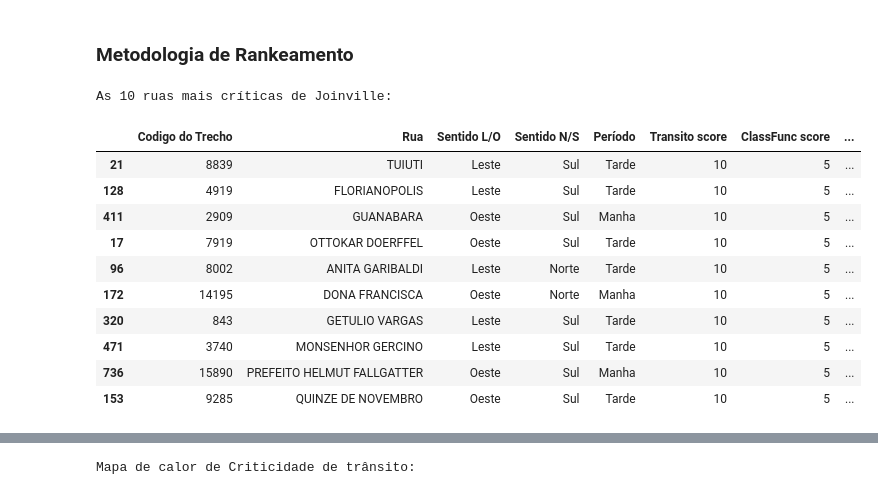
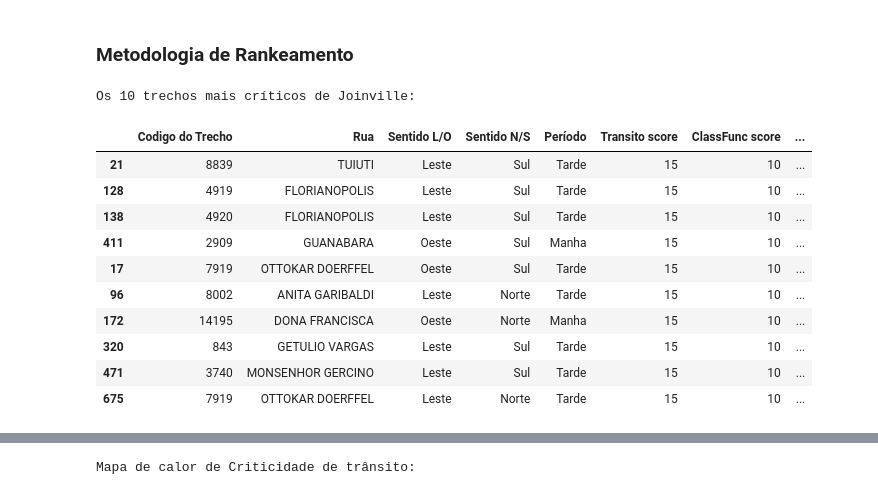
Before and after one commit to pmj-sepud/Joinville-Smart-Mobility, a Jupyter notebook: notebooks/reports/201802-GabrielBogo-RankeamentoVias.ipynb, the cells around one changed output, grey strips where cells are left out. Drawn from its saved outputs; the diff is of its cells as text; code cells hidden in the pictures.

```diff
--- a/notebooks/reports/201802-GabrielBogo-RankeamentoVias.ipynb
+++ b/notebooks/reports/201802-GabrielBogo-RankeamentoVias.ipynb
@@ -169,8 +169,8 @@ coletoras.drop_duplicates(["nomelog", "tipo_via_"], inplace=True)
 arteriais = arteriais[["nomelog", "tipo_via_"]]
 coletoras = coletoras[["nomelog", "tipo_via_"]]
 
-arteriais["ClassFunc score"] = 5
-coletoras["ClassFunc score"] = 3
+arteriais["ClassFunc score"] = 10
+coletoras["ClassFunc score"] = 6
 
 class_func = arteriais.append(coletoras)
 class_func.set_index("nomelog", inplace=True)
@@ -240,29 +240,29 @@ Amostra:
 # %%
 gdf_acc["Transito score"] = pd.cut(gdf_acc["Criticidade"],
                                    bins=[0, threshold_1,threshold_2,threshold_3,threshold_4, 5*threshold_4],
-                                   labels=[1,2,3,4,5], retbins=True)[0].astype(int)*2
+                                   labels=[1,2,3,4,5], retbins=True)[0].astype(int)*3
 
 gdf_acc["Total score"] = gdf_acc["Transito score"] + gdf_acc["ClassFunc score"] + gdf_acc["Acidentes score"]
 
 gdf_acc.sort_values(["Total score", "Probabilidade de Transito"], ascending=False, inplace=True)
-gdf_ruas = gdf_acc.drop_duplicates("Rua")
+
 col_list = ["Codigo do Trecho", "Rua", "Sentido L/O", "Sentido N/S",
             "Período", "Transito score", "ClassFunc score", "Acidentes score", "Total score",
             "Probabilidade de Transito", "Velocidade Media (km/h)",
             "Fila media (m)", "Atraso medio (s)", "ClassFunc", "Numero de Acidentes 2015",
            ]
-print("As 10 ruas mais críticas de Joinville:")
-gdf_ruas[col_list].head(10)
+print("Os 10 trechos mais críticos de Joinville: ")
+gdf_acc[col_list].head(10)
 # %% [output]
-As 10 ruas mais críticas de Joinville:
+Os 10 trechos mais críticos de Joinville:
 |  | Codigo do Trecho | Rua | Sentido L/O | Sentido N/S | Período | Transito score | ClassFunc score | ... |
-| 21 | 8839 | TUIUTI | Leste | Sul | Tarde | 10 | 5 | ... |
-| 128 | 4919 | FLORIANOPOLIS | Leste | Sul | Tarde | 10 | 5 | ... |
-| 411 | 2909 | GUANABARA | Oeste | Sul | Manha | 10 | 5 | ... |
-| 17 | 7919 | OTTOKAR DOERFFEL | Oeste | Sul | Tarde | 10 | 5 | ... |
-| 96 | 8002 | ANITA GARIBALDI | Leste | Norte | Tarde | 10 | 5 | ... |
-| 172 | 14195 | DONA FRANCISCA | Oeste | Norte | Manha | 10 | 5 | ... |
-| 320 | 843 | GETULIO VARGAS | Leste | Sul | Tarde | 10 | 5 | ... |
-| 471 | 3740 | MONSENHOR GERCINO | Leste | Sul | Tarde | 10 | 5 | ... |
-| 736 | 15890 | PREFEITO HELMUT FALLGATTER | Oeste | Sul | Manha | 10 | 5 | ... |
-| 153 | 9285 | QUINZE DE NOVEMBRO | Oeste | Sul | Tarde | 10 | 5 | ... |
+| 21 | 8839 | TUIUTI | Leste | Sul | Tarde | 15 | 10 | ... |
+| 128 | 4919 | FLORIANOPOLIS | Leste | Sul | Tarde | 15 | 10 | ... |
+| 138 | 4920 | FLORIANOPOLIS | Leste | Sul | Tarde | 15 | 10 | ... |
+| 411 | 2909 | GUANABARA | Oeste | Sul | Manha | 15 | 10 | ... |
+| 17 | 7919 | OTTOKAR DOERFFEL | Oeste | Sul | Tarde | 15 | 10 | ... |
+| 96 | 8002 | ANITA GARIBALDI | Leste | Norte | Tarde | 15 | 10 | ... |
+| 172 | 14195 | DONA FRANCISCA | Oeste | Norte | Manha | 15 | 10 | ... |
+| 320 | 843 | GETULIO VARGAS | Leste | Sul | Tarde | 15 | 10 | ... |
+| 471 | 3740 | MONSENHOR GERCINO | Leste | Sul | Tarde | 15 | 10 | ... |
+| 675 | 7919 | OTTOKAR DOERFFEL | Leste | Norte | Tarde | 15 | 10 | ... |
```
Also changed, not shown: parts of 2 cells of this notebook.
